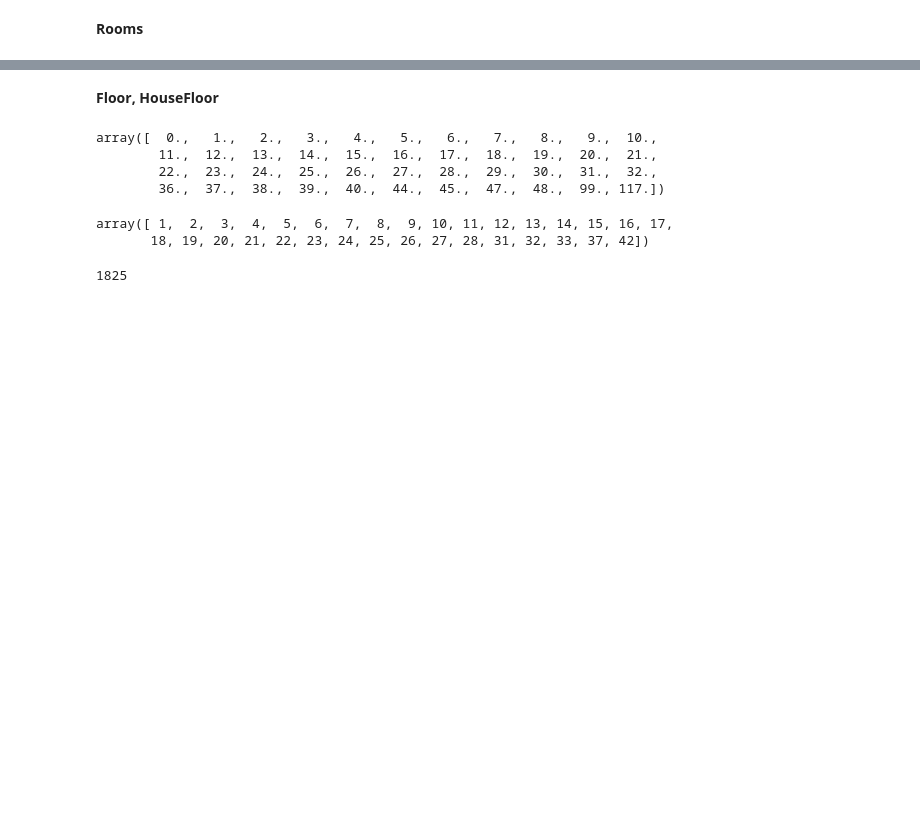
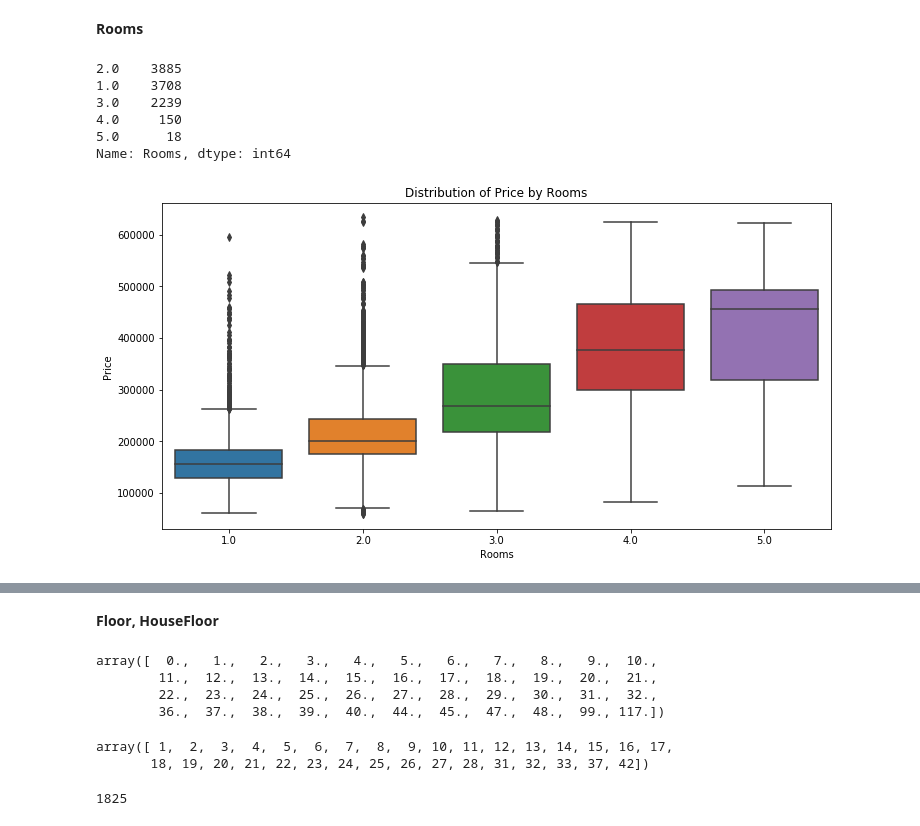
Before and after one commit to stureiko/GeekBrains, a Jupyter notebook: DataLibraries/CourseProject/RE-predict.ipynb, the cells around one changed output, grey strips where cells are left out. Drawn from its saved outputs; the diff is of its cells as text; code cells hidden in the pictures; blank space fills up the shorter version.

```diff
--- a/DataLibraries/CourseProject/RE-predict.ipynb
+++ b/DataLibraries/CourseProject/RE-predict.ipynb
@@ -29,5 +69,6 @@ from lightgbm import LGBMRegressor
 # %%
 df = pd.read_csv('./train.csv')
+df = reduce_mem_usage(df)
 
 X = df.drop('Price', axis=1)
 y = df[['Price']]
@@ -85,6 +131,22 @@ dtype: object
 # %% [markdown]
 **Rooms**
 # %%
-# X['Rooms'].value_counts()
+X['Rooms'].value_counts()
 
 # > 6 комнат, = 0 комнат
+# %% [output]
+2.0    3885
+1.0    3708
+3.0    2239
+4.0     150
+5.0      18
+Name: Rooms, dtype: int64
+# %%
+plt.figure(figsize=(12, 6))
+sns.boxplot(X['Rooms'], y['Price'])
+plt.xlabel('Rooms')
+plt.ylabel('Price')
+plt.title('Distribution of Price by Rooms')
+plt.show();
+# %% [output]
+[figure, added]
```
Also changed, not shown: parts of 7 cells of this notebook.
